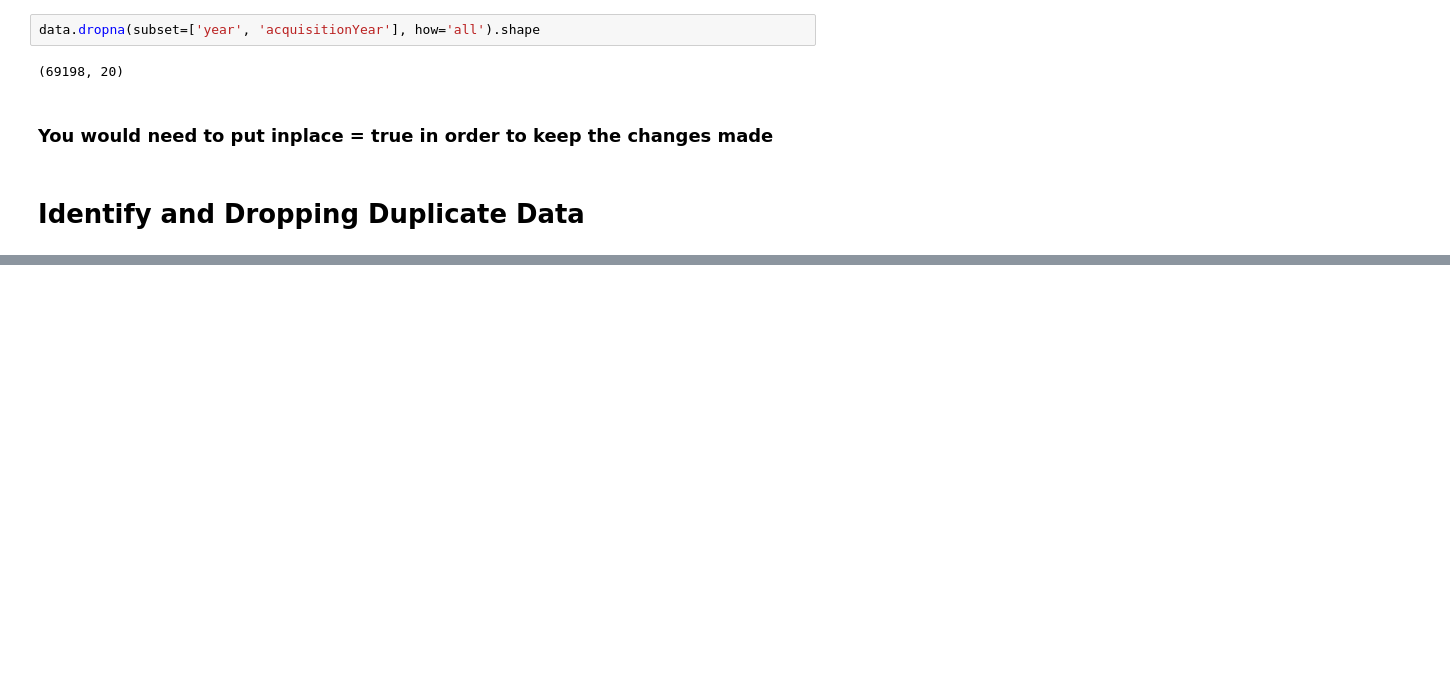
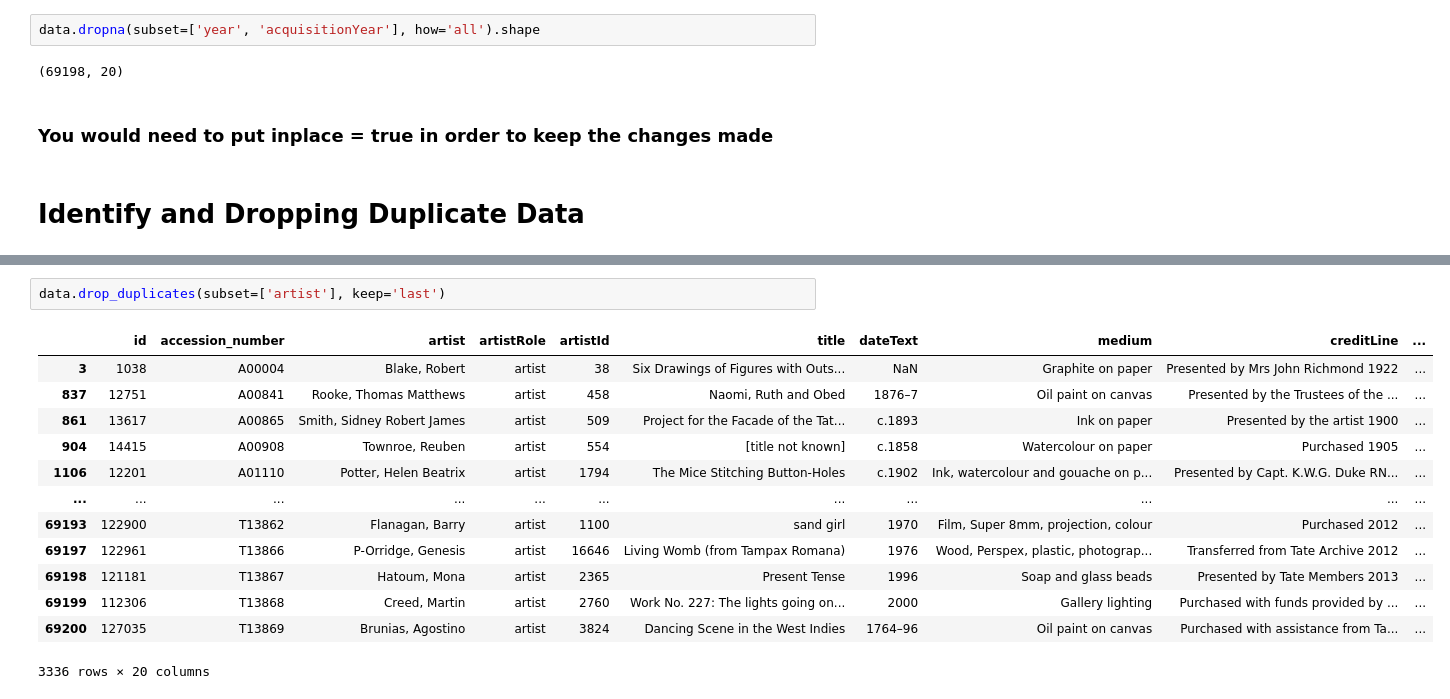
Before and after one commit to jho97/data-analyst-week-2, a Jupyter notebook: may_25/personal_work/handeling_bad_data.ipynb, the cells around one changed output, grey strips where cells are left out. Cells and saved outputs as stored; diff of their text form; blank space fills up the shorter version.

Commit message:
finished handeling data

```diff
--- a/may_25/personal_work/handeling_bad_data.ipynb
+++ b/may_25/personal_work/handeling_bad_data.ipynb
@@ -260,0 +294,16 @@ data.dropna(subset=['year', 'acquisitionYear'], how='all').shape
+# %%
+data.drop_duplicates(subset=['artist'], keep='last')
+# %% [output]
+|  | id | accession_number | artist | artistRole | artistId | title | dateText | medium | creditLine | ... |
+| 3 | 1038 | A00004 | Blake, Robert | artist | 38 | Six Drawings of Figures with Outs... | NaN | Graphite on paper | Presented by Mrs John Richmond 1922 | ... |
+| 837 | 12751 | A00841 | Rooke, Thomas Matthews | artist | 458 | Naomi, Ruth and Obed | 1876–7 | Oil paint on canvas | Presented by the Trustees of the ... | ... |
+| 861 | 13617 | A00865 | Smith, Sidney Robert James | artist | 509 | Project for the Facade of the Tat... | c.1893 | Ink on paper | Presented by the artist 1900 | ... |
+| 904 | 14415 | A00908 | Townroe, Reuben | artist | 554 | [title not known] | c.1858 | Watercolour on paper | Purchased 1905 | ... |
+| 1106 | 12201 | A01110 | Potter, Helen Beatrix | artist | 1794 | The Mice Stitching Button-Holes | c.1902 | Ink, watercolour and gouache on p... | Presented by Capt. K.W.G. Duke RN... | ... |
+| ... | ... | ... | ... | ... | ... | ... | ... | ... | ... | ... |
+| 69193 | 122900 | T13862 | Flanagan, Barry | artist | 1100 | sand girl | 1970 | Film, Super 8mm, projection, colour | Purchased 2012 | ... |
+| 69197 | 122961 | T13866 | P-Orridge, Genesis | artist | 16646 | Living Womb (from Tampax Romana) | 1976 | Wood, Perspex, plastic, photograp... | Transferred from Tate Archive 2012 | ... |
+| 69198 | 121181 | T13867 | Hatoum, Mona | artist | 2365 | Present Tense | 1996 | Soap and glass beads | Presented by Tate Members 2013 | ... |
+| 69199 | 112306 | T13868 | Creed, Martin | artist | 2760 | Work No. 227: The lights going on... | 2000 | Gallery lighting | Purchased with funds provided by ... | ... |
+| 69200 | 127035 | T13869 | Brunias, Agostino | artist | 3824 | Dancing Scene in the West Indies | 1764–96 | Oil paint on canvas | Purchased with assistance from Ta... | ... |
+3336 rows × 20 columns
```
Also changed, not shown: parts of 7 cells of this notebook.
